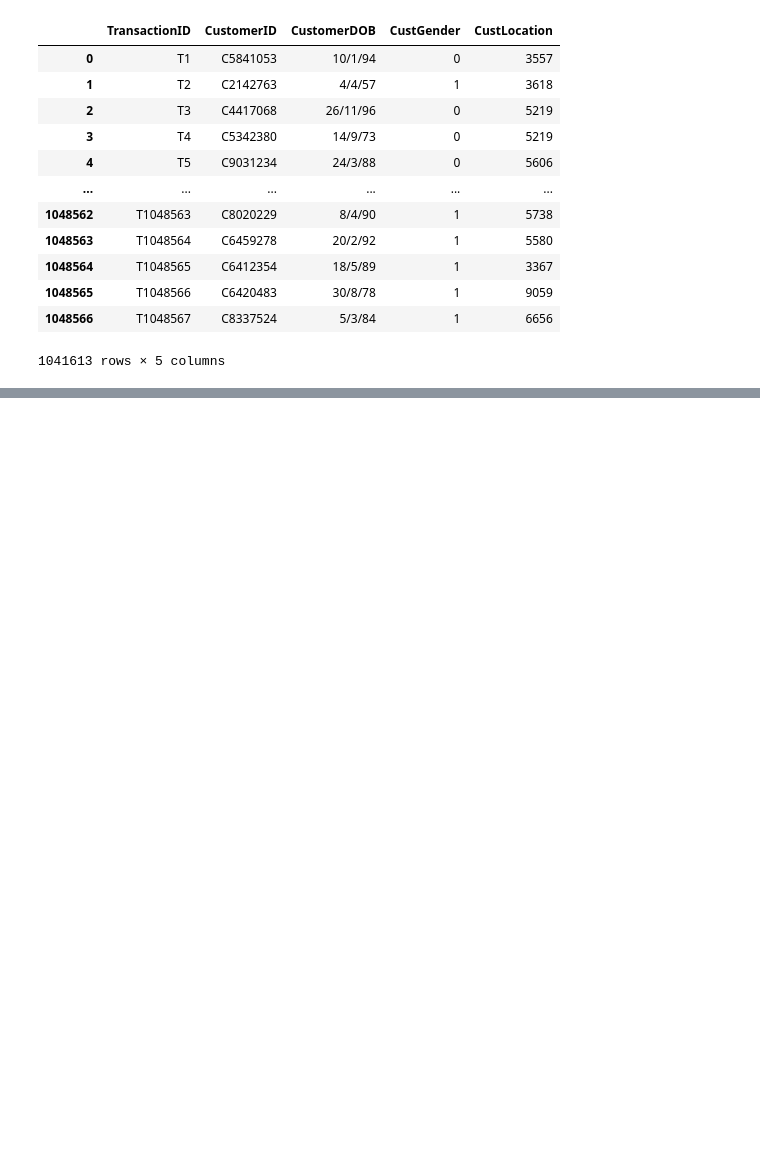
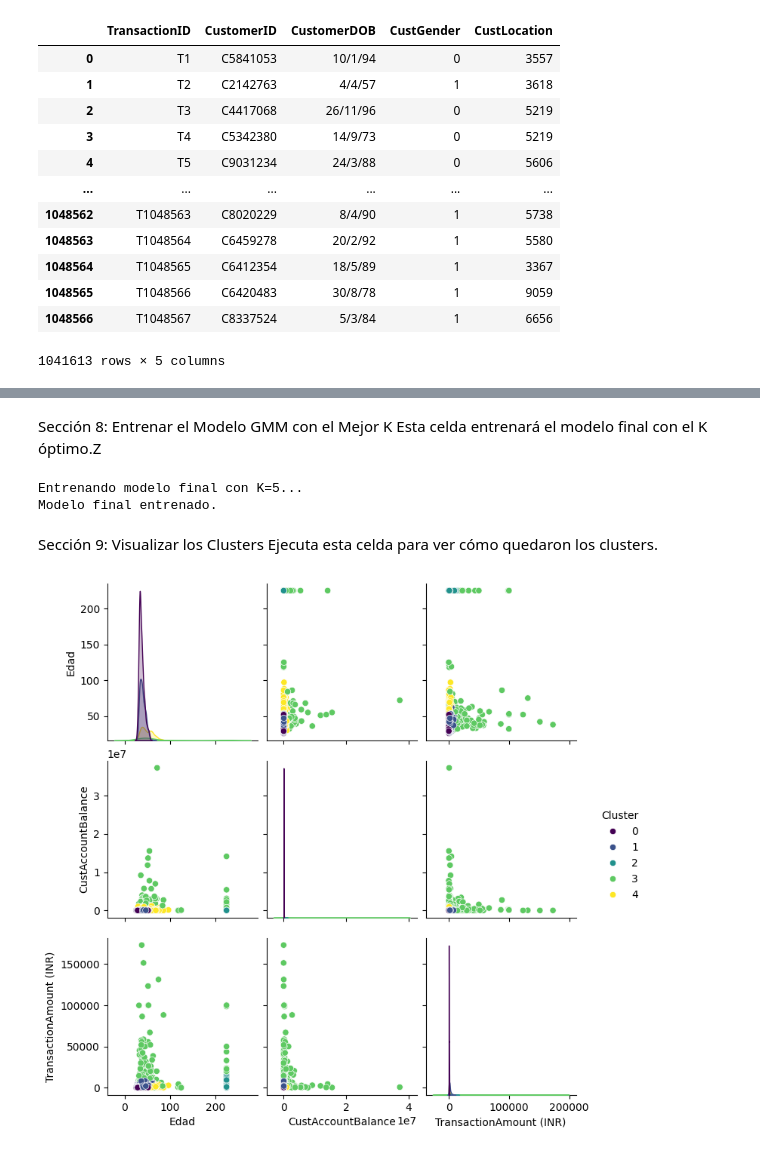
Before and after one commit to JPS4321/Lab4_IA, a Jupyter notebook: Main.ipynb, the cells around one changed output, grey strips where cells are left out. Saved outputs shown, nothing was run; the diff lists cells and outputs as text; code cells hidden in the pictures; blank space fills up the shorter version.

```diff
--- a/Main.ipynb
+++ b/Main.ipynb
@@ -114,0 +274,7 @@ df_head
+# %%
+label_encoder = LabelEncoder()
+df['CustGender'] = label_encoder.fit_transform(df['CustGender'])
+df['CustLocation'] = label_encoder.fit_transform(df['CustLocation'])
+
+# Mostrar los datos después de la codificación
+df.head()
@@ -114,0 +311,23 @@ df_head
+# %%
+bic_scores = []
+silhouette_scores = []
+k_range = range(2, 6)  # Reducido el rango de K para acelerar el proceso
+
+
+print("Entrenando modelos GaussianMixture para diferentes valores de K...")
+print("--- NOTA: Esperar que se tarda mucho :) ---")
+for k in k_range:
+    print(f"Probando K={k}...")
+    gmm = GaussianMixture(n_components=k, random_state=42, max_iter=200, n_init=3, warm_start=True)
+    gmm.fit(X_scaled)
+    labels = gmm.predict(X_scaled)
+    bic_scores.append(gmm.bic(X_scaled))
+
+    # Reducir la muestra para evitar bloqueos en silhouette_score
+    try:
+        sample_size = min(10000, len(X_scaled))  # Tomar un máximo de 10,000 datos
+        silhouette_scores.append(silhouette_score(X_scaled[:sample_size], labels[:sample_size]))
+    except:
+        silhouette_scores.append(np.nan)
+
+print("Finalizado el cálculo de K óptimo.")
@@ -114,0 +342,24 @@ df_head
+# %% [markdown]
+Sección 8: Entrenar el Modelo GMM con el Mejor K
+Esta celda entrenará el modelo final con el K óptimo.Z
+# %%
+best_k = k_range[np.argmin(bic_scores)]
+print(f"Entrenando modelo final con K={best_k}...")
+
+gmm = GaussianMixture(n_components=best_k, random_state=42, max_iter=200, n_init=3, warm_start=True)
+gmm.fit(X_scaled)
+df['Cluster'] = gmm.predict(X_scaled)
+
+print("Modelo final entrenado.")
+print("--- NOTA: Esperar que se tarda mucho :) ---")
+# %% [output]
+Entrenando modelo final con K=5...
+Modelo final entrenado.
+# %% [markdown]
+Sección 9: Visualizar los Clusters
+Ejecuta esta celda para ver cómo quedaron los clusters.
+# %%
+sns.pairplot(df.sample(5000), hue='Cluster', vars=features, palette='viridis')  # Reducir datos para visualización
+plt.show()
+# %% [output]
+[figure, added]
```
Also changed, not shown: parts of 18 cells of this notebook.
